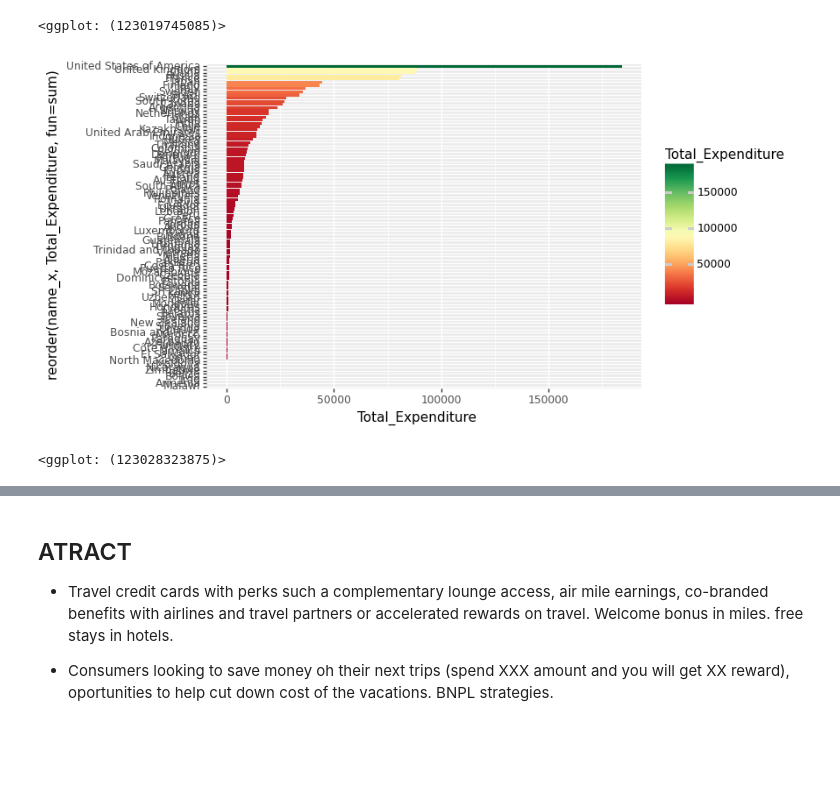
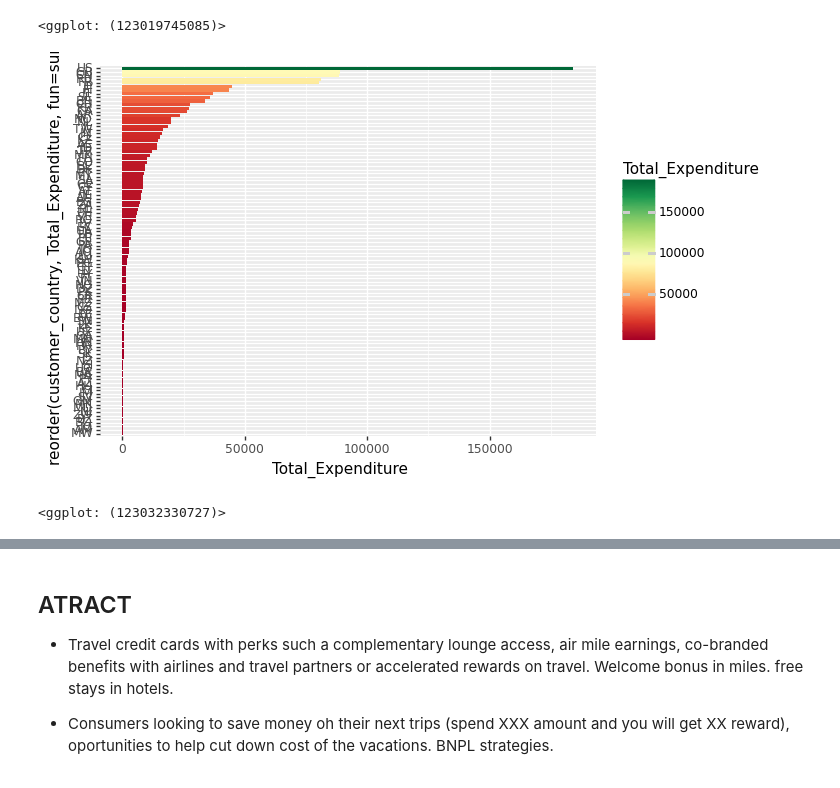
Before and after one commit to callysthenes/citibank_business_case_visual, a Jupyter notebook: EDA_Diana.ipynb, the cells around one changed output, grey strips where cells are left out. Cells and saved outputs as stored; diff of their text form; code cells hidden in the pictures; blank space fills up the shorter version.

```diff
--- a/EDA_Diana.ipynb
+++ b/EDA_Diana.ipynb
@@ -250,10 +250,10 @@ world_map_card
 [figure]
 <ggplot: (123019745085)>
 # %%
-ggplot(sales_df, aes(x = 'reorder(name_x, Total_Expenditure, fun=sum)', y = 'Total_Expenditure', fill='Total_Expenditure')) + geom_bar(stat="identity")+ scale_x_discrete()+ coord_flip()+scale_fill_cmap(cmap_name="RdYlGn")
+ggplot(sales_df, aes(x = 'reorder(customer_country, Total_Expenditure, fun=sum)', y = 'Total_Expenditure', fill='Total_Expenditure')) + geom_bar(stat="identity")+ scale_x_discrete()+ coord_flip()+scale_fill_cmap(cmap_name="RdYlGn")
 # %% [output]
-[figure, old version]
+[figure, new version]
-<ggplot: (123028323875)>
+<ggplot: (123032330727)>
 # %%
 df.head()
 # %% [output]
```
Also changed, not shown: parts of 3 cells of this notebook.
